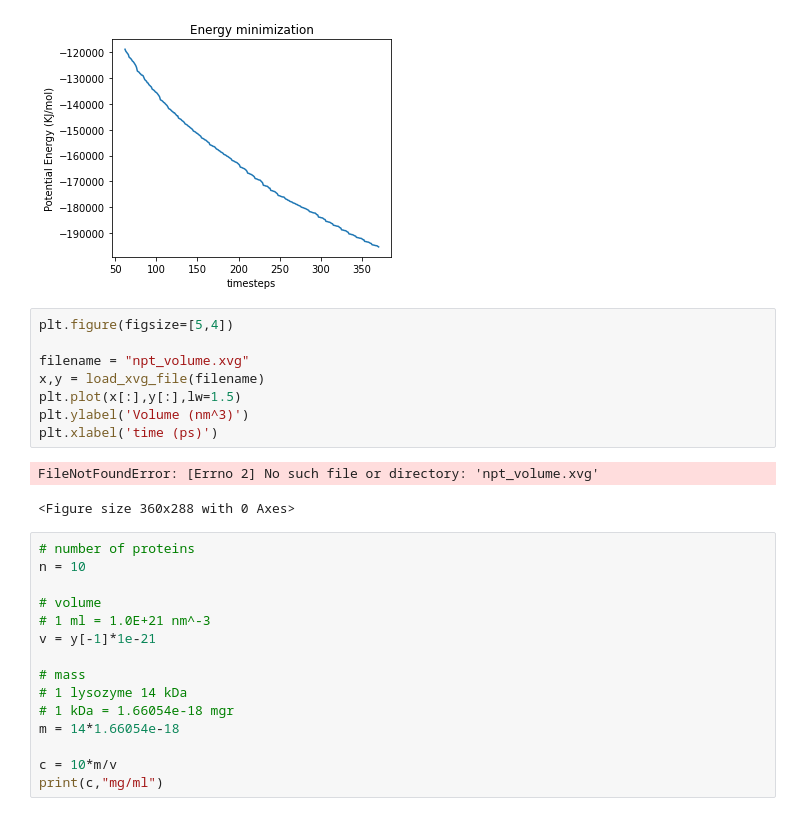
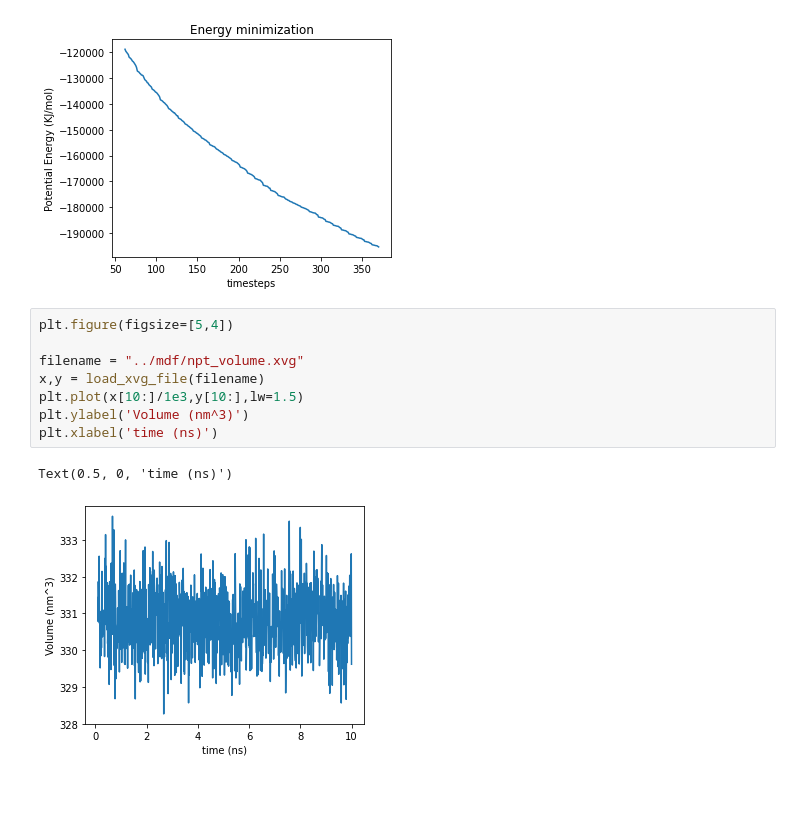
Before and after one commit to fperakis/MD-nix_glycerol_water, a Jupyter notebook: analysis/analysis.ipynb, the cells around one changed output. Cells and saved outputs as stored; diff of their text form; blank space fills up the shorter version.

```diff
--- a/analysis/analysis.ipynb
+++ b/analysis/analysis.ipynb
@@ -43,29 +43,14 @@ Text(0.5, 1.0, 'Energy minimization')
 # %%
 plt.figure(figsize=[5,4])
 
-filename = "npt_volume.xvg"
+filename = "../mdf/npt_volume.xvg"
 x,y = load_xvg_file(filename)
-plt.plot(x[:],y[:],lw=1.5)
+plt.plot(x[10:]/1e3,y[10:],lw=1.5)
 plt.ylabel('Volume (nm^3)')
-plt.xlabel('time (ps)')
+plt.xlabel('time (ns)')
 # %% [output]
-FileNotFoundError: [Errno 2] No such file or directory: 'npt_volume.xvg'
+Text(0.5, 0, 'time (ns)')
-<Figure size 360x288 with 0 Axes>
+[figure, added]
-# %%
-# number of proteins
-n = 10
-
-# volume
-# 1 ml = 1.0E+21 nm^-3
-v = y[-1]*1e-21
-
-# mass
-# 1 lysozyme 14 kDa
-# 1 kDa = 1.66054e-18 mgr
-m = 14*1.66054e-18
-
-c = 10*m/v
-print(c,"mg/ml")
 # %%
 plt.figure(figsize=[5,4])
 
```
Also changed, not shown: parts of 7 cells of this notebook, 5 other files.
